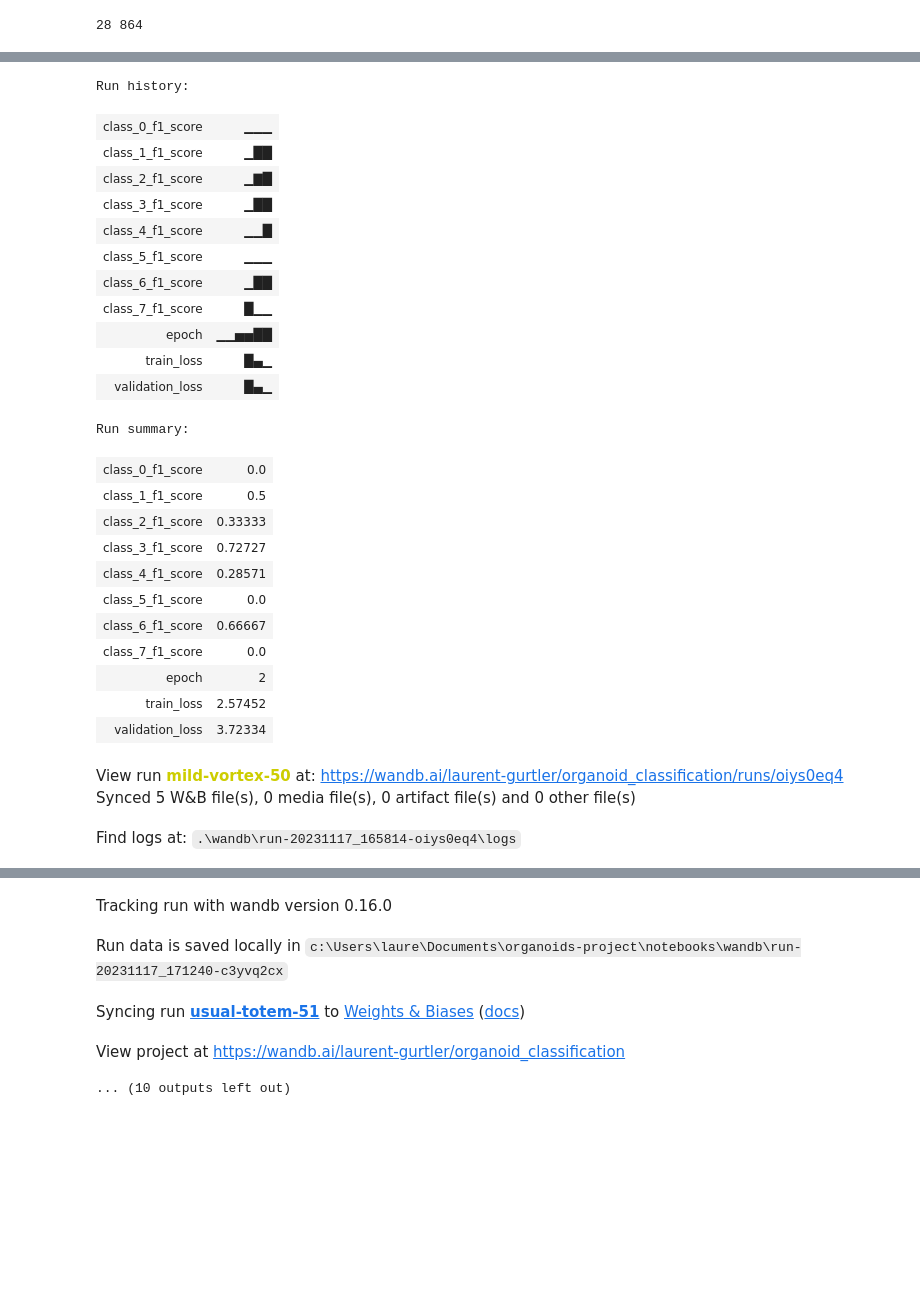
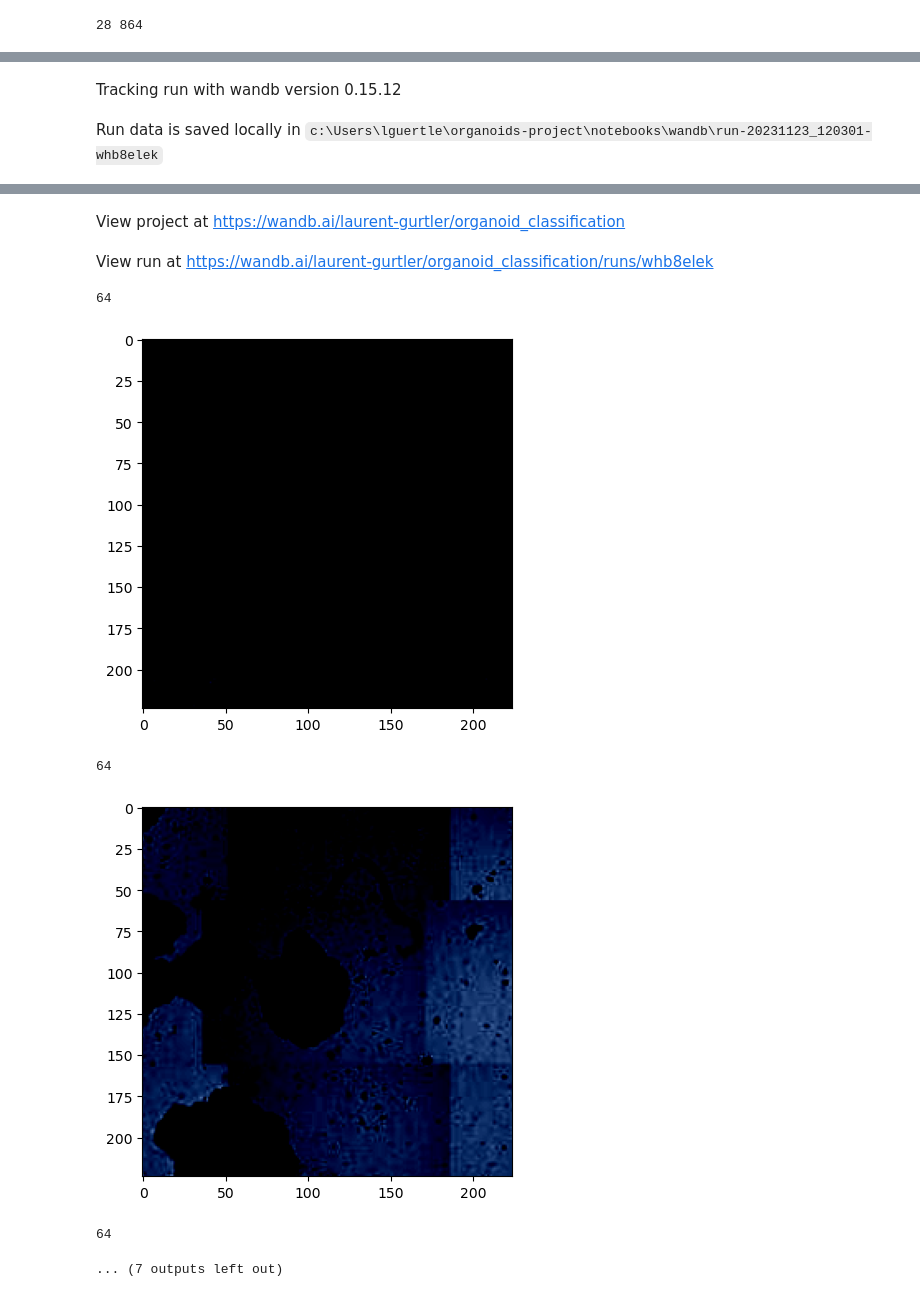
Before and after one commit to lguertle/organoids-project, a Jupyter notebook: notebooks/DL_classifier_CNN.ipynb, the cells around one changed output, grey strips where cells are left out. Saved outputs shown, nothing was run; the diff lists cells and outputs as text; code cells hidden in the pictures; blank space fills up the shorter version.

```diff
--- a/notebooks/DL_classifier_CNN.ipynb
+++ b/notebooks/DL_classifier_CNN.ipynb
@@ -347,10 +345,21 @@ epoch_f1_scores_dict_list = []
 
 num_epochs = 20  # Number of epochs to train for
 
+num_images_displayed = 0
+
 for epoch in range(num_epochs):
     model.train()
     running_loss = 0.0
     for images, labels in train_loader:
+        print(len(images))
+        if num_images_displayed < 5:  # Change 5 to however many batches you want to visualize
+            img = images[0].cpu().numpy()
+            img = np.transpose(img, (1,2,0))
+            img = np.clip(img,0,1)
+            plt.imshow(img)
+            plt.show()  # Display the first image in the batch
+            num_images_displayed += 1
+
         images = images.to(device)
         labels = labels.to(device)
         optimizer.zero_grad()
@@ -452,27 +463,2 @@ Finishing last run (ID:oiys0eq4) before initializing another...
-Run history:
-| class_0_f1_score | ▁▁▁ |
-| class_1_f1_score | ▁██ |
-| class_2_f1_score | ▁▇█ |
-| class_3_f1_score | ▁██ |
-| class_4_f1_score | ▁▁█ |
-| class_5_f1_score | ▁▁▁ |
-| class_6_f1_score | ▁██ |
-| class_7_f1_score | █▁▁ |
-| epoch | ▁▁▅▅██ |
-| train_loss | █▄▁ |
-| validation_loss | █▄▁ |
-Run summary:
-| class_0_f1_score | 0.0 |
-| class_1_f1_score | 0.5 |
-| class_2_f1_score | 0.33333 |
-| class_3_f1_score | 0.72727 |
-| class_4_f1_score | 0.28571 |
-| class_5_f1_score | 0.0 |
-| class_6_f1_score | 0.66667 |
-| class_7_f1_score | 0.0 |
-| epoch | 2 |
-| train_loss | 2.57452 |
-| validation_loss | 3.72334 |
-View run mild-vortex-50 at: https://wandb.ai/laurent-gurtler/organoid_classification/runs/oiys0eq4
-Synced 5 W&B file(s), 0 media file(s), 0 artifact file(s) and 0 other file(s)
+Tracking run with wandb version 0.15.12
-Find logs at: .\wandb\run-20231117_165814-oiys0eq4\logs
+Run data is saved locally in c:\Users\lguertle\organoids-project\notebooks\wandb\run-20231123_120301-whb8elek
@@ -480,5 +466,8 @@ Successfully finished last run (ID:oiys0eq4). Initializing new run:
-Tracking run with wandb version 0.16.0
+View project at https://wandb.ai/laurent-gurtler/organoid_classification
-Run data is saved locally in c:\Users\laure\Documents\organoids-project\notebooks\wandb\run-20231117_171240-c3yvq2cx
+View run at https://wandb.ai/laurent-gurtler/organoid_classification/runs/whb8elek
-Syncing run usual-totem-51 to Weights & Biases (docs)
-View project at https://wandb.ai/laurent-gurtler/organoid_classification
+64
+[figure, added]
-... (10 outputs left out)
+64
+[figure, added]
+64
+... (7 outputs left out)
```
Also changed, not shown: parts of 2 cells of this notebook, 3 other files.
